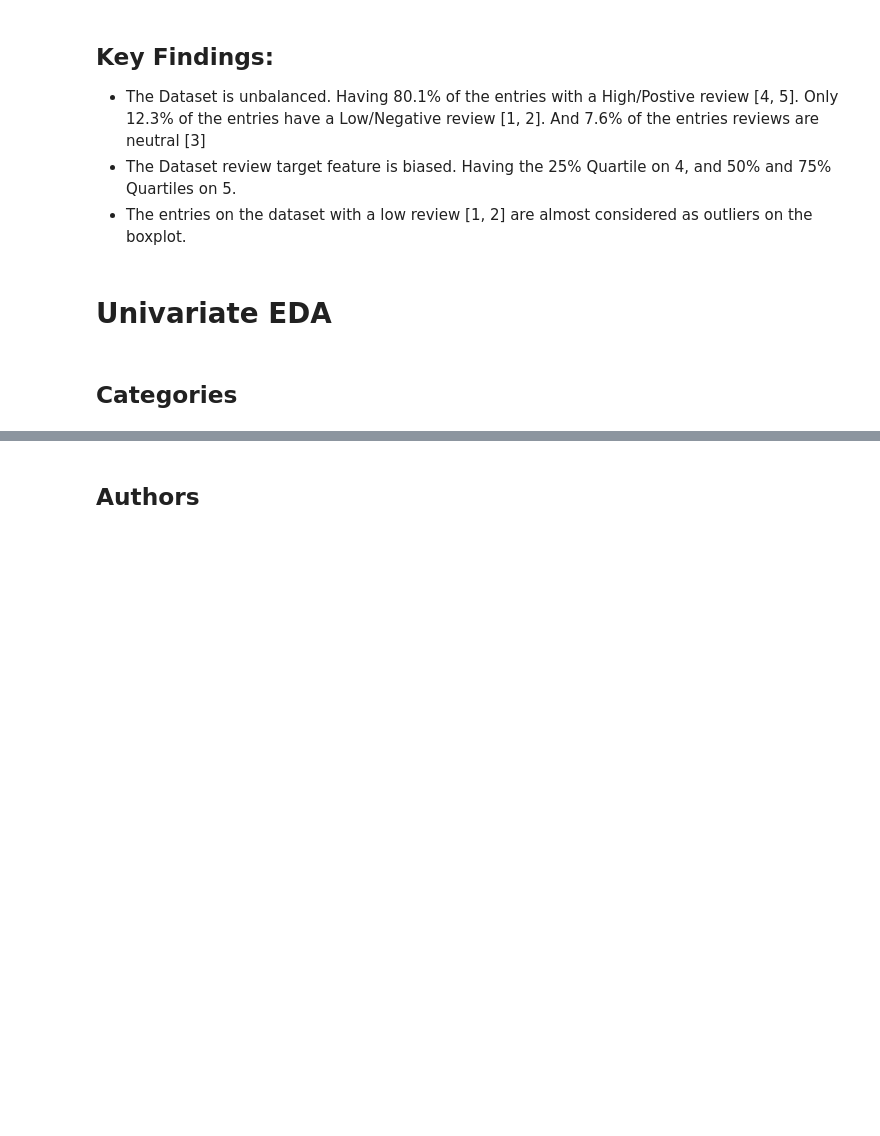
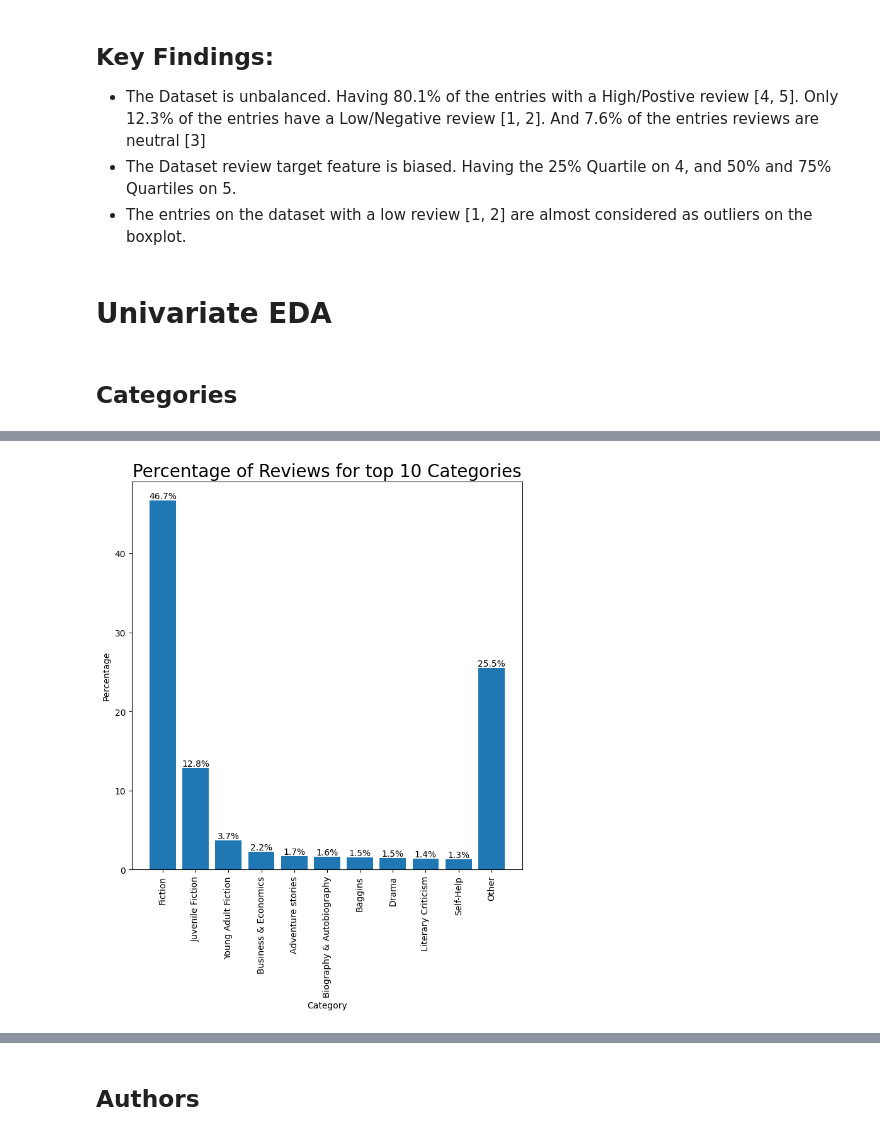
Before and after one commit to arnaldochm/final_project_nlp, a Jupyter notebook: notebooks/notebook_EDA.ipynb, the cells around one changed output, grey strips where cells are left out. Saved outputs shown, nothing was run; the diff lists cells and outputs as text; code cells hidden in the pictures; blank space fills up the shorter version.

```diff
--- a/notebooks/notebook_EDA.ipynb
+++ b/notebooks/notebook_EDA.ipynb
@@ -257,3 +280,20 @@ plt.show()
+# %%
+#Show a barplot by Percentages
+category_percetajes = top_categories_with_other/categories_counts.sum()*100
+
+fig, ax = plt.subplots(figsize=(8, 8))
+bars = ax.bar(top_categories_with_other.keys().map(str), category_percetajes)
+
+# Set the bar labels (percentages) to be displayed above the bars
+ax.bar_label(bars, fmt='%.1f%%')
+
+plt.xlabel('Category')
+plt.ylabel('Percentage')
+plt.xticks(rotation=90)
+plt.title('Percentage of Reviews for top 10 Categories', fontsize = 20)
+plt.show()
+# %% [output]
+[figure, added]
 # %%
 top_categories = top_10_categories_counts.index.to_list()
 
```
Also changed, not shown: parts of 29 cells of this notebook.
